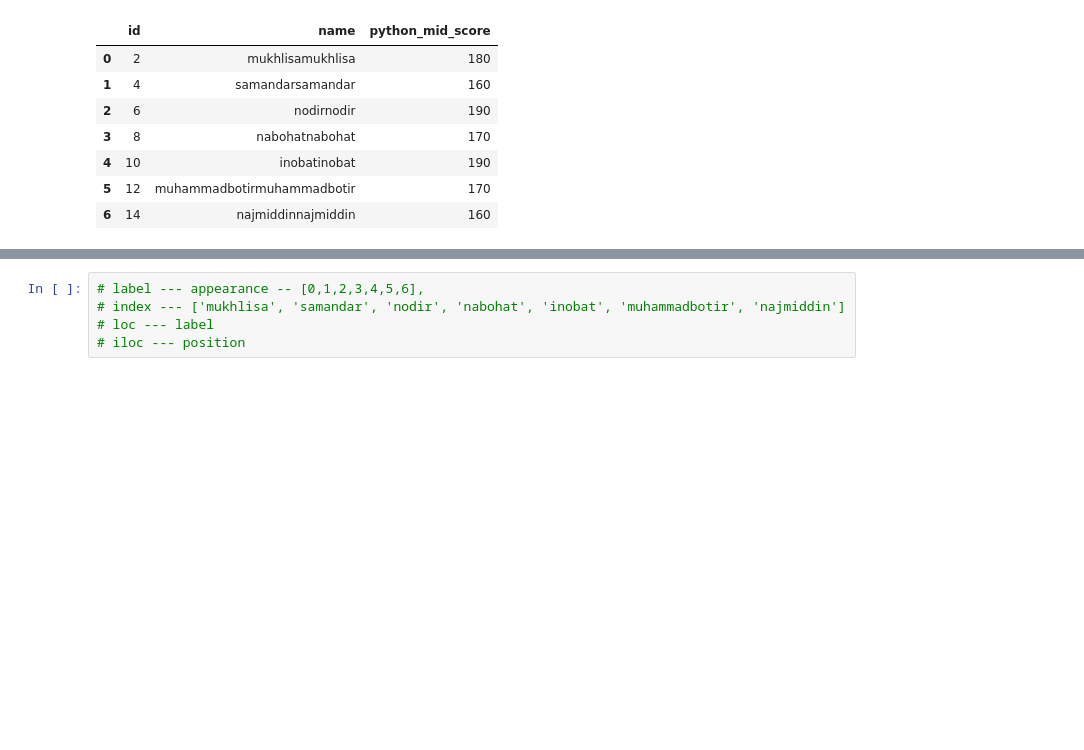
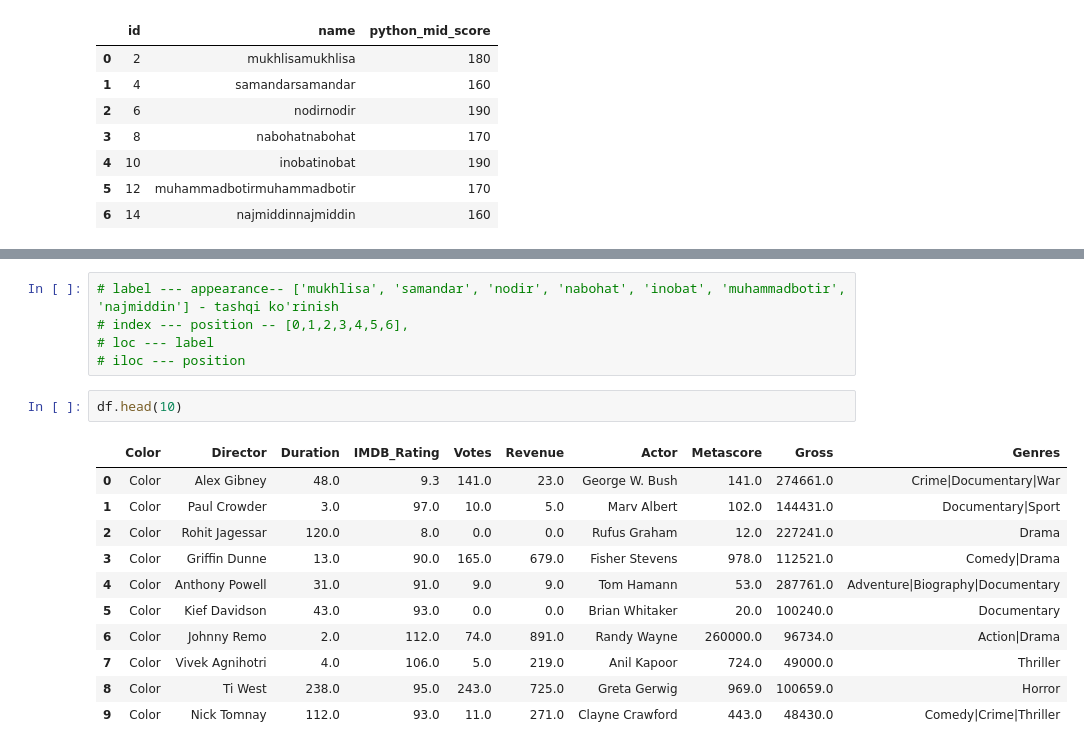
Before and after one commit to InobatMi/python_f14, a Jupyter notebook: lesson-18/main.ipynb, the cells around one changed output, grey strips where cells are left out. Saved outputs shown, nothing was run; the diff lists cells and outputs as text; blank space fills up the shorter version.

```diff
--- a/lesson-18/main.ipynb
+++ b/lesson-18/main.ipynb
@@ -201,5 +307,19 @@ EmptyDataError: No columns to parse from file
 # %%
-# label --- appearance -- [0,1,2,3,4,5,6],
-# index --- ['mukhlisa', 'samandar', 'nodir', 'nabohat', 'inobat', 'muhammadbotir', 'najmiddin']
+# label --- appearance-- ['mukhlisa', 'samandar', 'nodir', 'nabohat', 'inobat', 'muhammadbotir', 'najmiddin'] - tashqi ko'rinish
+# index --- position -- [0,1,2,3,4,5,6],
 # loc --- label
 # iloc --- position
+# %%
+df.head(10)
+# %% [output]
+|  | Color | Director | Duration | IMDB_Rating | Votes | Revenue | Actor | Metascore | Gross | Genres |
+| 0 | Color | Alex Gibney | 48.0 | 9.3 | 141.0 | 23.0 | George W. Bush | 141.0 | 274661.0 | Crime|Documentary|War |
+| 1 | Color | Paul Crowder | 3.0 | 97.0 | 10.0 | 5.0 | Marv Albert | 102.0 | 144431.0 | Documentary|Sport |
+| 2 | Color | Rohit Jagessar | 120.0 | 8.0 | 0.0 | 0.0 | Rufus Graham | 12.0 | 227241.0 | Drama |
+| 3 | Color | Griffin Dunne | 13.0 | 90.0 | 165.0 | 679.0 | Fisher Stevens | 978.0 | 112521.0 | Comedy|Drama |
+| 4 | Color | Anthony Powell | 31.0 | 91.0 | 9.0 | 9.0 | Tom Hamann | 53.0 | 287761.0 | Adventure|Biography|Documentary |
+| 5 | Color | Kief Davidson | 43.0 | 93.0 | 0.0 | 0.0 | Brian Whitaker | 20.0 | 100240.0 | Documentary |
+| 6 | Color | Johnny Remo | 2.0 | 112.0 | 74.0 | 891.0 | Randy Wayne | 260000.0 | 96734.0 | Action|Drama |
+| 7 | Color | Vivek Agnihotri | 4.0 | 106.0 | 5.0 | 219.0 | Anil Kapoor | 724.0 | 49000.0 | Thriller |
+| 8 | Color | Ti West | 238.0 | 95.0 | 243.0 | 725.0 | Greta Gerwig | 969.0 | 100659.0 | Horror |
+| 9 | Color | Nick Tomnay | 112.0 | 93.0 | 11.0 | 271.0 | Clayne Crawford | 443.0 | 48430.0 | Comedy|Crime|Thriller |
```
Also changed, not shown: parts of 13 cells of this notebook, 8 other files.
